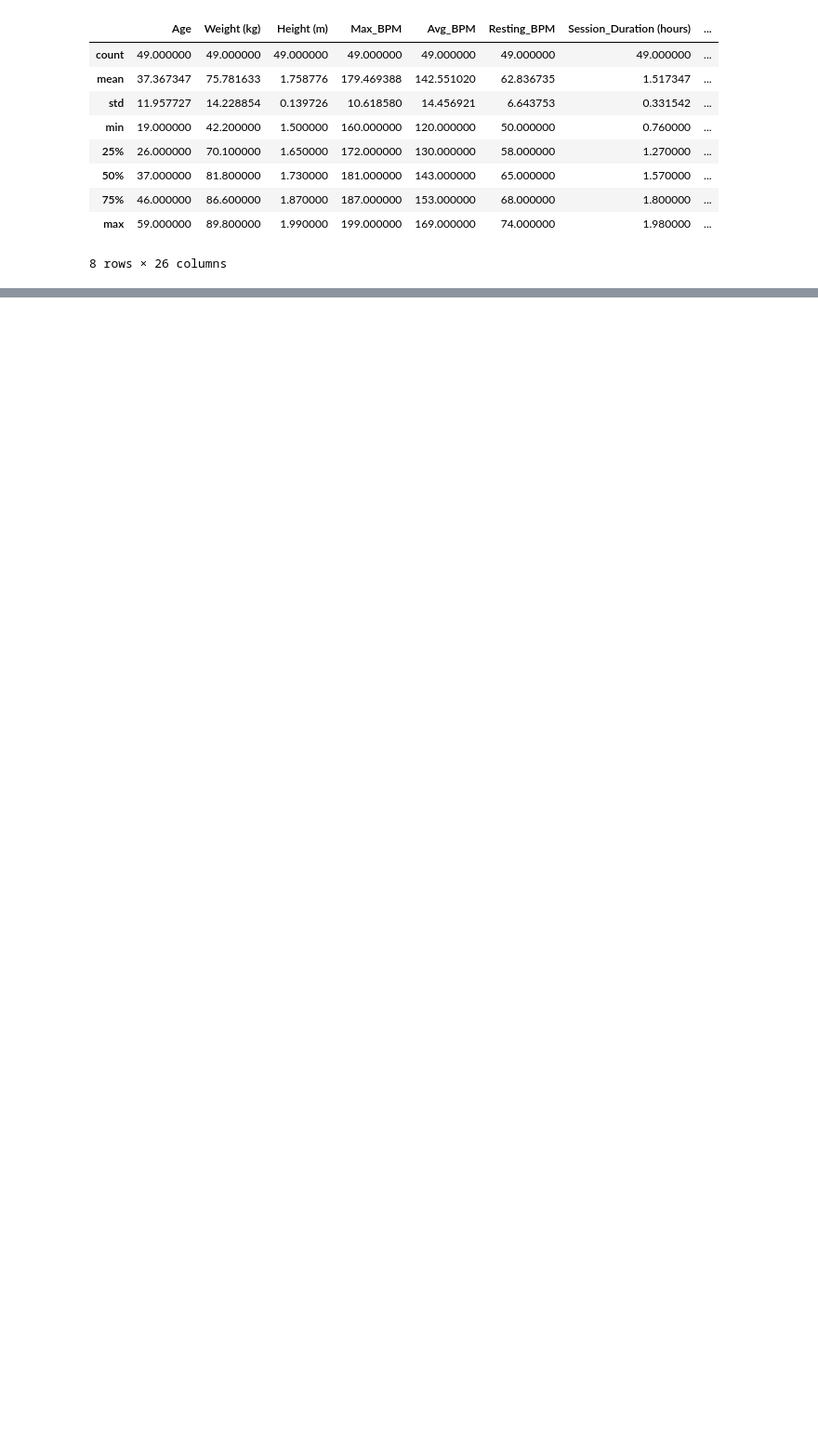
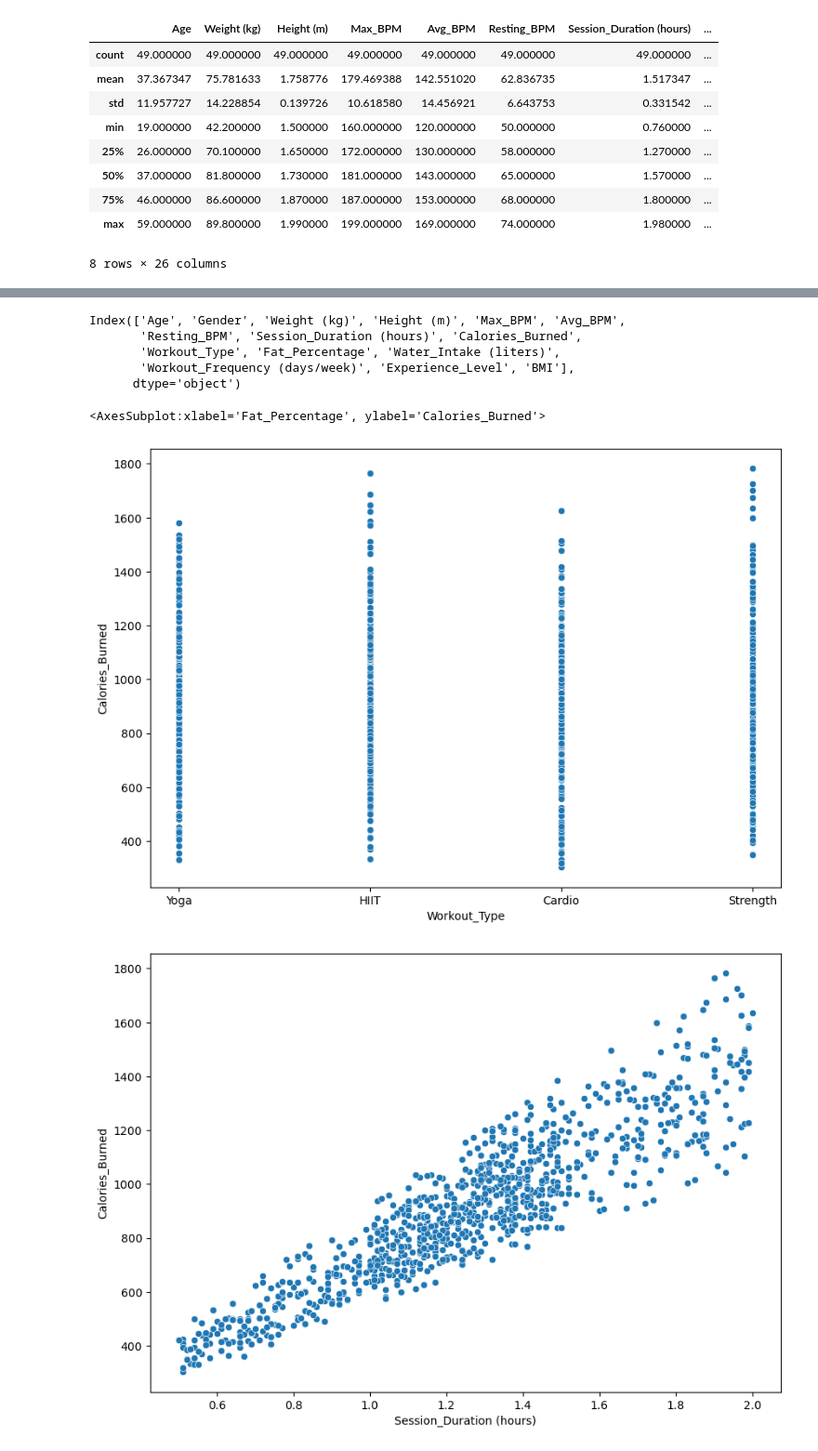
Before and after one commit to MaukanMir/Gym-Members-Exercise, a Jupyter notebook: training.ipynb, the cells around one changed output, grey strips where cells are left out. Shown at 93% size. Saved outputs shown, nothing was run; the diff lists cells and outputs as text; code cells hidden in the pictures; blank space fills up the shorter version.

```diff
--- a/training.ipynb
+++ b/training.ipynb
@@ -376,0 +393,27 @@ outlier_df[outlier_df["Fat_Percentage_outlier"] == -1].describe()
+# %%
+df.columns
+# %% [output]
+Index(['Age', 'Gender', 'Weight (kg)', 'Height (m)', 'Max_BPM', 'Avg_BPM',
+       'Resting_BPM', 'Session_Duration (hours)', 'Calories_Burned',
+       'Workout_Type', 'Fat_Percentage', 'Water_Intake (liters)',
+       'Workout_Frequency (days/week)', 'Experience_Level', 'BMI'],
+      dtype='object')
+# %%
+plt.figure(figsize=(10, 7))
+sns.scatterplot(data=df, x = "Workout_Type", y="Calories_Burned")
+
+plt.figure(figsize=(10, 7))
+sns.scatterplot(data=df, x = "Session_Duration (hours)", y="Calories_Burned")
+
+plt.figure(figsize=(10, 7))
+sns.scatterplot(data=df, x = "Workout_Frequency (days/week)", y="Calories_Burned")
+
+plt.figure(figsize=(10, 7))
+sns.scatterplot(data=df, x = "Weight (kg)", y="Calories_Burned")
+
+plt.figure(figsize=(10, 7))
+sns.scatterplot(data=df, x = "Fat_Percentage", y="Calories_Burned")
+# %% [output]
+<AxesSubplot:xlabel='Fat_Percentage', ylabel='Calories_Burned'>
+[figure, added]
+[figure, added]
```
Also changed, not shown: parts of 2 cells of this notebook.
